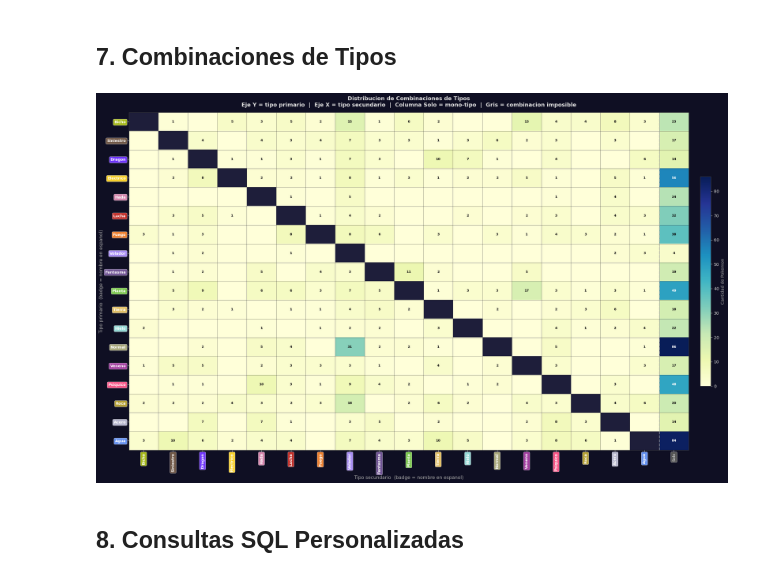
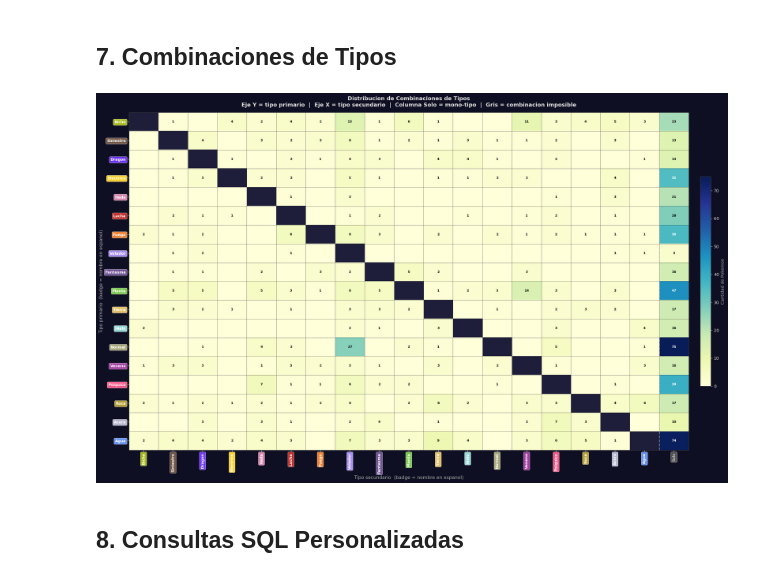
Before and after one commit to code-diego/pokemon-data, a Jupyter notebook: notebooks/relational.ipynb, the cells around one changed output. Drawn from its saved outputs; the diff is of its cells as text; code cells hidden in the pictures.

```diff
--- a/notebooks/relational.ipynb
+++ b/notebooks/relational.ipynb
@@ -254,5 +261,7 @@ Clases de daño  (3 valores únicos):
 # %%
-pokemon  = pd.read_sql('SELECT * FROM pokemon', con)
+# Formas alternativas (mega, regional, gmax…) usan id >= 10000 en PokéAPI.
+# Se filtran para que los análisis reflejen las 1025 formas base del Pokédex nacional.
+pokemon  = pd.read_sql('SELECT * FROM pokemon WHERE id < 10000', con)
 stats_l  = pd.read_sql('SELECT * FROM pokemon_stats', con)
 species  = pd.read_sql('SELECT * FROM species', con)
 tipos_db = pd.read_sql('SELECT * FROM pokemon_types', con)
@@ -289,7 +298,7 @@ n_mit  = (df['categoria']=='Mitico').sum()
 n_dual = df['dual_tipo'].sum()
 
 print('=' * 50)
-print('  Total Pokemon    :', n_pok)
+print('  Total Pokemon    :', n_pok, '(formas base — excluye 325 formas alt.)')
 print('  Generaciones     :', df['gen'].nunique())
 print('  Legendarios      :', n_leg, ' | Miticos:', n_mit)
 print('  Dual-tipo        :', n_dual, '(%s%%)' % round(n_dual/n_pok*100, 1))
@@ -619,8 +628,8 @@ plt.show()
 # %% [markdown]
 ## 7. Combinaciones de Tipos
 # %%
-tipo1_df = pd.read_sql('SELECT pokemon_id, type_name FROM pokemon_types WHERE slot=1', con)
-tipo2_df = pd.read_sql('SELECT pokemon_id, type_name FROM pokemon_types WHERE slot=2', con)
+tipo1_df = pd.read_sql('SELECT pokemon_id, type_name FROM pokemon_types WHERE slot=1 AND pokemon_id < 10000', con)
+tipo2_df = pd.read_sql('SELECT pokemon_id, type_name FROM pokemon_types WHERE slot=2 AND pokemon_id < 10000', con)
 comb = tipo1_df.merge(tipo2_df, on='pokemon_id', how='left', suffixes=('_1','_2'))
 comb['t2'] = comb['type_name_2'].fillna('solo')
 
@@ -654,34 +663,34 @@ for i in range(len(all_t)):
             tc = 'white' if norm_v > 0.45 else '#111'
             ax.text(j, i, str(v), ha='center', va='center',
                     fontsize=8, fontweight='bold', color=tc)
 
 ax.set_xticks(range(len(sec_labels)))
 ax.set_yticks(range(len(all_t)))
 xlbls2 = ax.set_xticklabels(
     [TYPE_ES.get(t, t) if t != 'solo' else 'Solo' for t in sec_labels],
     rotation=90, fontsize=9)
 ylbls2 = ax.set_yticklabels([TYPE_ES.get(t, t) for t in all_t], fontsize=9)
 badge_set(xlbls2[:-1], all_t, fontsize=9)
 badge_set(ylbls2, all_t, fontsize=9)
 xlbls2[-1].set_bbox({'boxstyle':'round,pad=0.30','facecolor':'#555',
                      'edgecolor':'white','linewidth':0.5})
 xlbls2[-1].set_color('white')
 
 ax.axvline(x=len(all_t) - 0.5, color='#aaa', lw=1.8, ls='--', alpha=0.7)
 minor_grid(ax, len(sec_labels), len(all_t))
 
 cb2 = plt.colorbar(im2, ax=ax, fraction=0.018, pad=0.02)
 cb2.ax.set_ylabel('Cantidad de Pokemon', fontsize=10)
 ax.set_title('Distribucion de Combinaciones de Tipos\n'
              'Eje Y = tipo primario  |  Eje X = tipo secundario  |  '
              'Columna Solo = mono-tipo  |  Gris = combinacion imposible',
              fontsize=13, fontweight='bold', pad=14)
 ax.set_xlabel('Tipo secundario  (badge = nombre en espanol)', fontsize=11)
 ax.set_ylabel('Tipo primario  (badge = nombre en espanol)', fontsize=11)
 plt.tight_layout()
 plt.show()
 # %% [output]
-[figure, old version]
+[figure, new version]
 # %% [markdown]
 ## 8. Consultas SQL Personalizadas
 # %%
```
Also changed, not shown: parts of 13 cells of this notebook, 4 other files.
